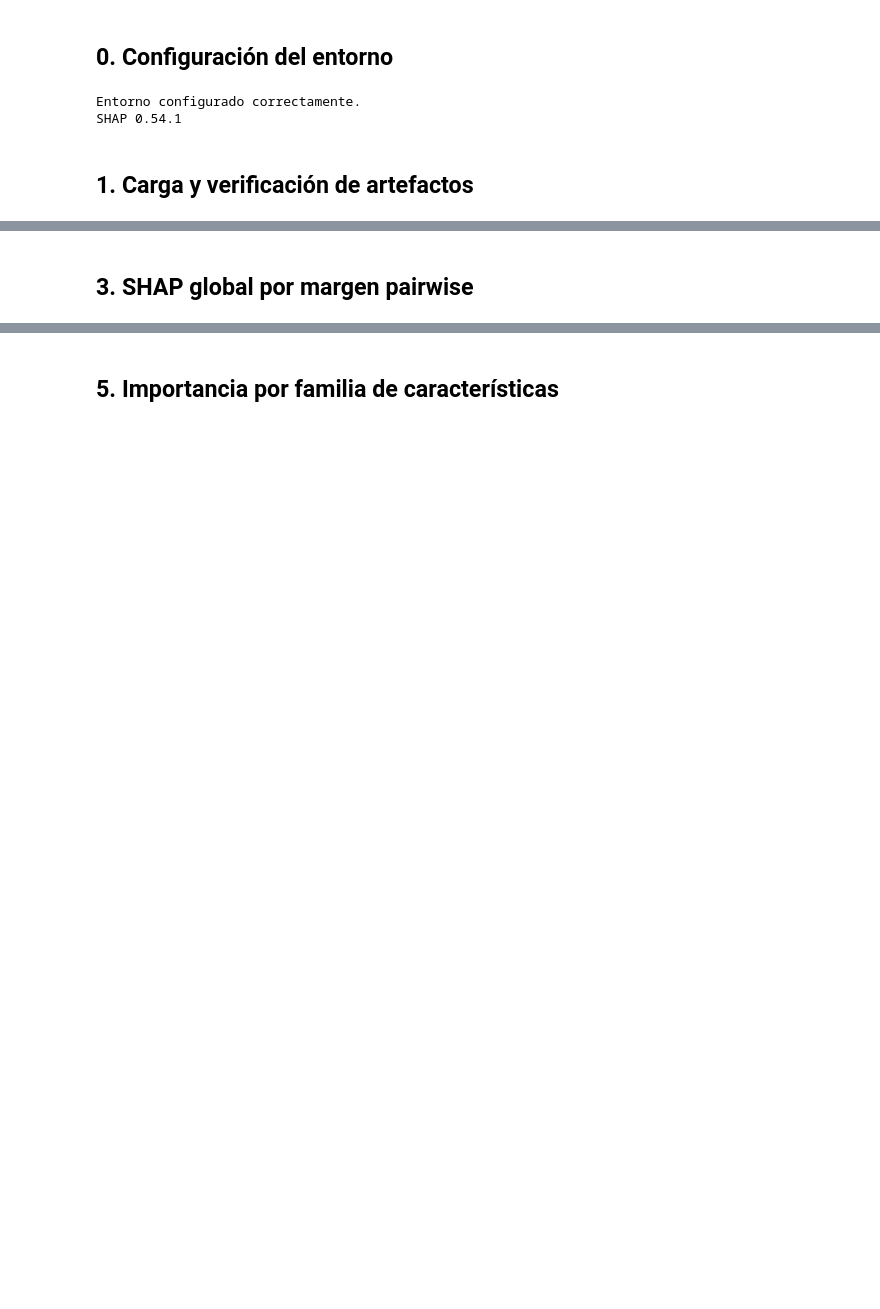
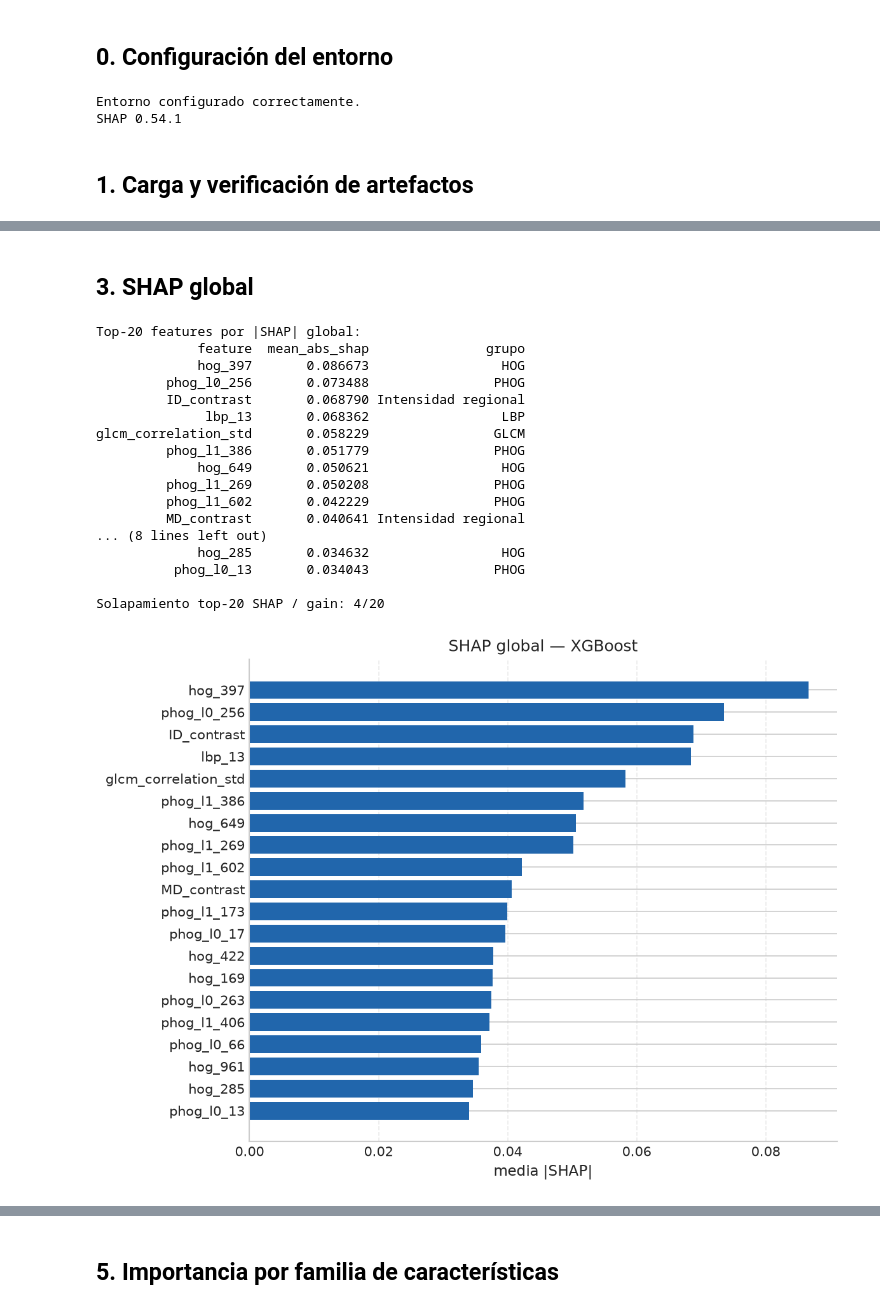
Before and after one commit to KevEstr/CAD_TBX11K, a Jupyter notebook: notebooks/10_Interpretabilidad.ipynb, the cells around one changed output, grey strips where cells are left out. Drawn from its saved outputs; the diff is of its cells as text; code cells hidden in the pictures; blank space fills up the shorter version.

```diff
--- a/notebooks/10_Interpretabilidad.ipynb
+++ b/notebooks/10_Interpretabilidad.ipynb
@@ -280,2 +230,50 @@ Verificación de orientación de los márgenes pairwise:
 # %% [markdown]
-## 3. SHAP global por margen pairwise
+## 3. SHAP global
+# %%
+# Importancia global: media de |SHAP| sobre muestras y clases.
+# Control de coherencia con la importancia nativa del XGBoost (gain).
+# No es una validación independiente: ambos describen el mismo modelo.
+
+abs_sv = np.abs(sv.values)
+imp_global = abs_sv.mean(axis=(0, 2))
+top = np.argsort(imp_global)[::-1][:20]
+
+tabla = pd.DataFrame({
+    'feature': [feature_names[i] for i in top],
+    'mean_abs_shap': imp_global[top],
+    'grupo': [grupo_feature(feature_names[i]) for i in top],
+})
+print('Top-20 features por |SHAP| global:')
+print(tabla.round(6).to_string(index=False))
+
+top_shap = set(top)
+top_gain = set(np.argsort(clf.feature_importances_)[::-1][:20])
+print()
+print(f'Solapamiento top-20 SHAP / gain: {len(top_shap & top_gain)}/20')
+
+fig, ax = plt.subplots(figsize=(8, 6))
+ax.barh(tabla['feature'][::-1], tabla['mean_abs_shap'][::-1], color='#2166AC')
+ax.set_xlabel('media |SHAP|', fontsize=11)
+ax.set_title('SHAP global — XGBoost', fontsize=12)
+ax.grid(True, axis='x', linestyle='--', alpha=0.4)
+fig.tight_layout()
+plt.show()
+# %% [output]
+Top-20 features por |SHAP| global:
+             feature  mean_abs_shap               grupo
+             hog_397       0.086673                 HOG
+         phog_l0_256       0.073488                PHOG
+         ID_contrast       0.068790 Intensidad regional
+              lbp_13       0.068362                 LBP
+glcm_correlation_std       0.058229                GLCM
+         phog_l1_386       0.051779                PHOG
+             hog_649       0.050621                 HOG
+         phog_l1_269       0.050208                PHOG
+         phog_l1_602       0.042229                PHOG
+         MD_contrast       0.040641 Intensidad regional
+... (8 lines left out)
+             hog_285       0.034632                 HOG
+          phog_l0_13       0.034043                PHOG
+
+Solapamiento top-20 SHAP / gain: 4/20
+[figure, added]
```
Also changed, not shown: parts of 19 cells of this notebook, 23 other files.
